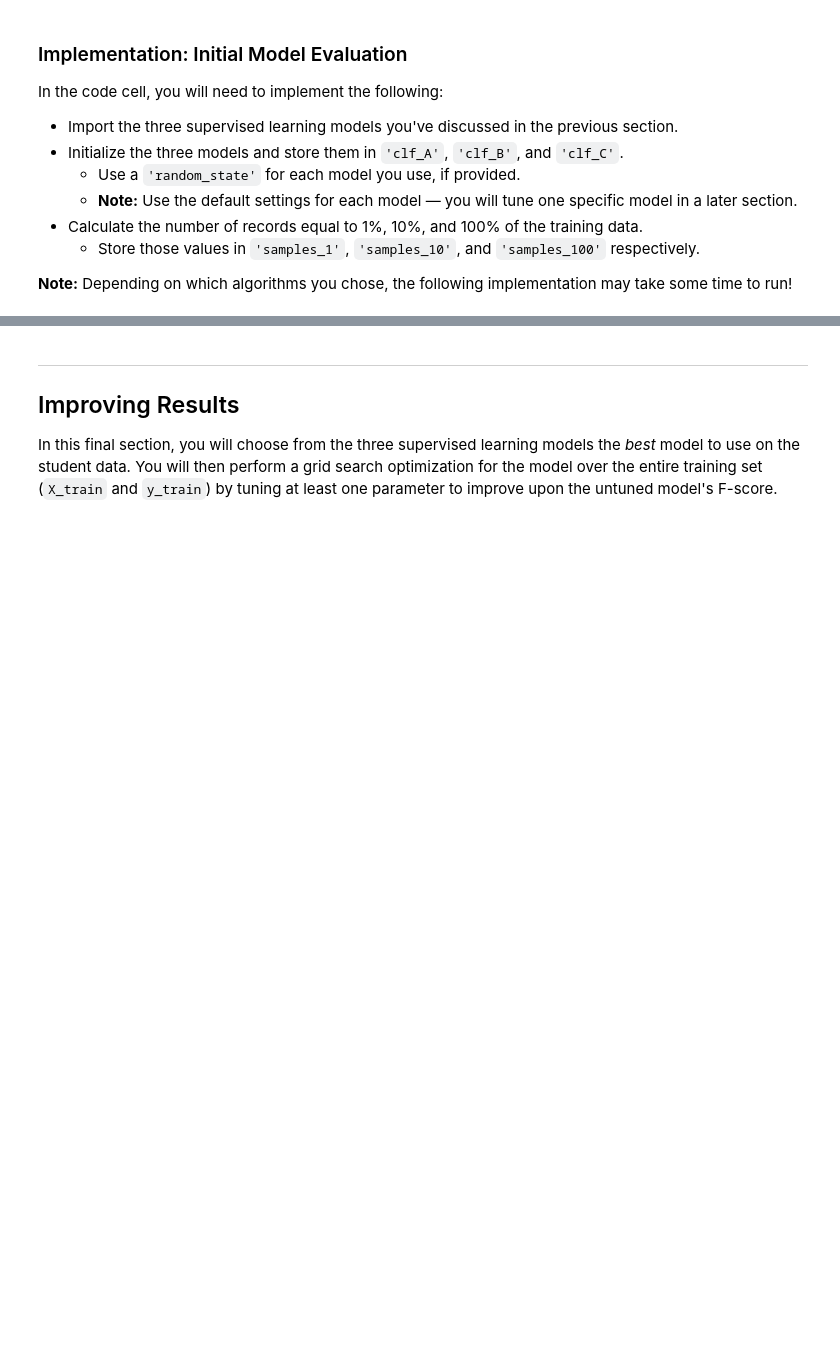
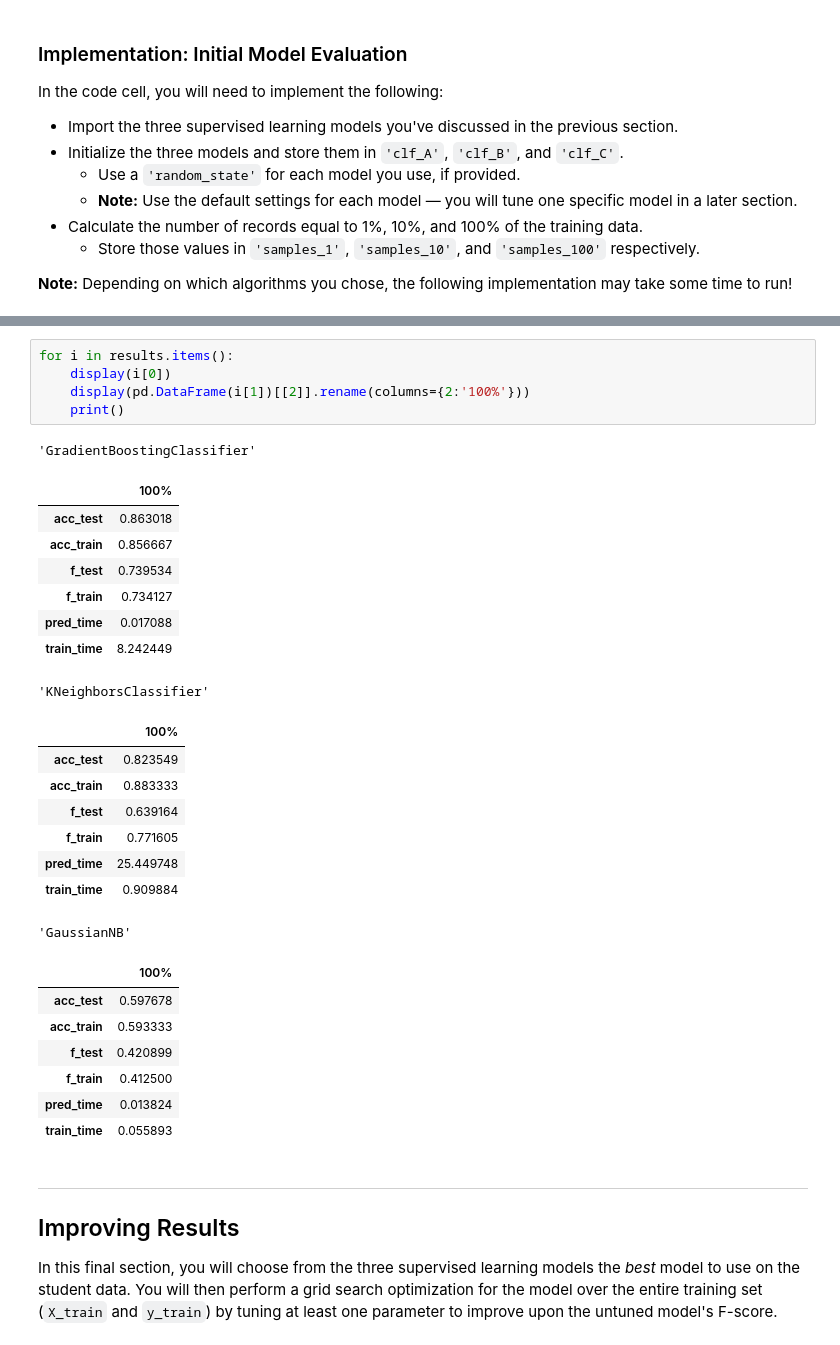
Before and after one commit to sonnyochoa/finding_donors, a Jupyter notebook: finding_donors.ipynb, the cells around one changed output, grey strips where cells are left out. Cells and saved outputs as stored; diff of their text form; blank space fills up the shorter version.

```diff
--- a/finding_donors.ipynb
+++ b/finding_donors.ipynb
@@ -460,4 +452,34 @@ f_test: 0.4208989595756056
 [figure]
+# %%
+for i in results.items():
+    display(i[0])
+    display(pd.DataFrame(i[1])[[2]].rename(columns={2:'100%'}))
+    print()
+# %% [output]
+'GradientBoostingClassifier'
+|  | 100% |
+| acc_test | 0.863018 |
+| acc_train | 0.856667 |
+| f_test | 0.739534 |
+| f_train | 0.734127 |
+| pred_time | 0.017088 |
+| train_time | 8.242449 |
+'KNeighborsClassifier'
+|  | 100% |
+| acc_test | 0.823549 |
+| acc_train | 0.883333 |
+| f_test | 0.639164 |
+| f_train | 0.771605 |
+| pred_time | 25.449748 |
+| train_time | 0.909884 |
+'GaussianNB'
+|  | 100% |
+| acc_test | 0.597678 |
+| acc_train | 0.593333 |
+| f_test | 0.420899 |
+| f_train | 0.412500 |
+| pred_time | 0.013824 |
+| train_time | 0.055893 |
 # %% [markdown]
 ----
 ## Improving Results
```
Also changed, not shown: parts of 1 cell of this notebook.
